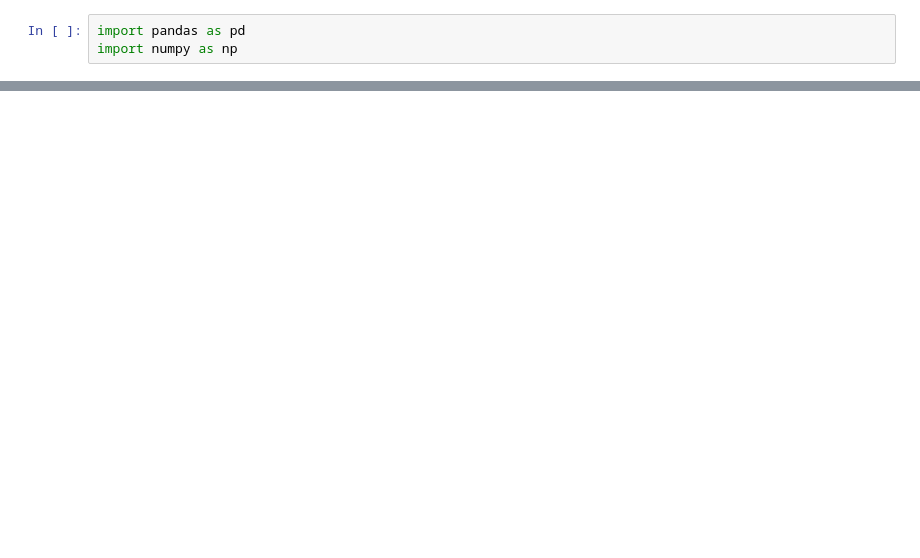
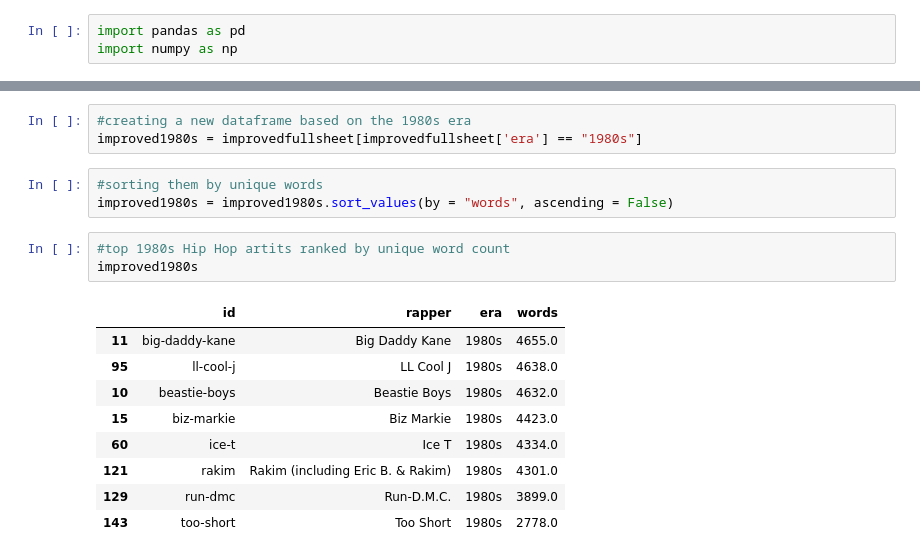
Before and after one commit to jeffreyb92/hip-hop-vocab, a Jupyter notebook: top-50-hip-hop-lyricists.ipynb, the cells around one changed output, grey strips where cells are left out. Saved outputs shown, nothing was run; the diff lists cells and outputs as text; blank space fills up the shorter version.

```diff
--- a/top-50-hip-hop-lyricists.ipynb
+++ b/top-50-hip-hop-lyricists.ipynb
@@ -52,0 +97,19 @@ improvedfullsheetsort.head(50)
+# %%
+#creating a new dataframe based on the 1980s era
+improved1980s = improvedfullsheet[improvedfullsheet['era'] == "1980s"]
+# %%
+#sorting them by unique words
+improved1980s = improved1980s.sort_values(by = "words", ascending = False)
+# %%
+#top 1980s Hip Hop artits ranked by unique word count
+improved1980s
+# %% [output]
+|  | id | rapper | era | words |
+| 11 | big-daddy-kane | Big Daddy Kane | 1980s | 4655.0 |
+| 95 | ll-cool-j | LL Cool J | 1980s | 4638.0 |
+| 10 | beastie-boys | Beastie Boys | 1980s | 4632.0 |
+| 15 | biz-markie | Biz Markie | 1980s | 4423.0 |
+| 60 | ice-t | Ice T | 1980s | 4334.0 |
+| 121 | rakim | Rakim (including Eric B. & Rakim) | 1980s | 4301.0 |
+| 129 | run-dmc | Run-D.M.C. | 1980s | 3899.0 |
+| 143 | too-short | Too Short | 1980s | 2778.0 |
```
Also changed, not shown: parts of 32 cells of this notebook.
